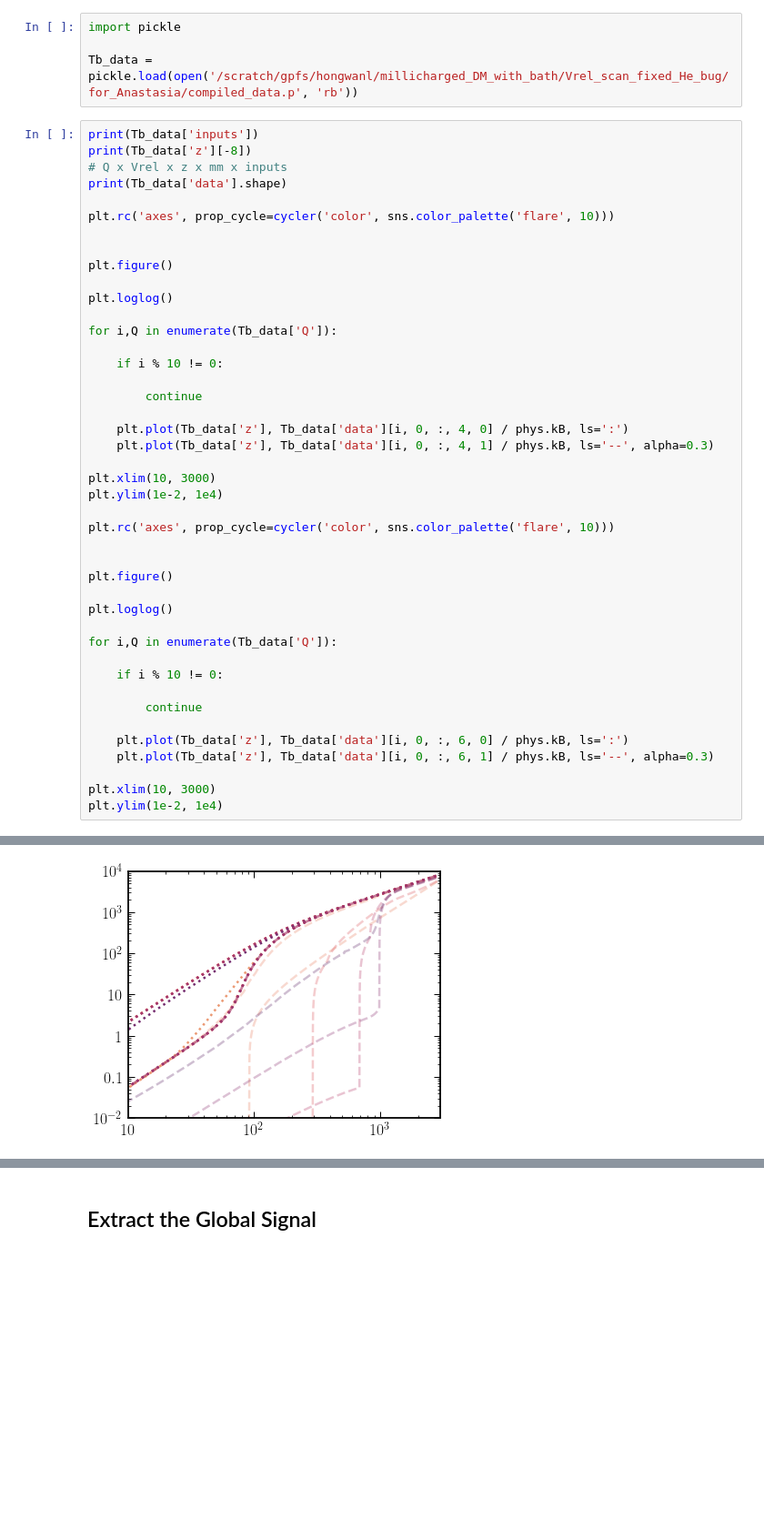
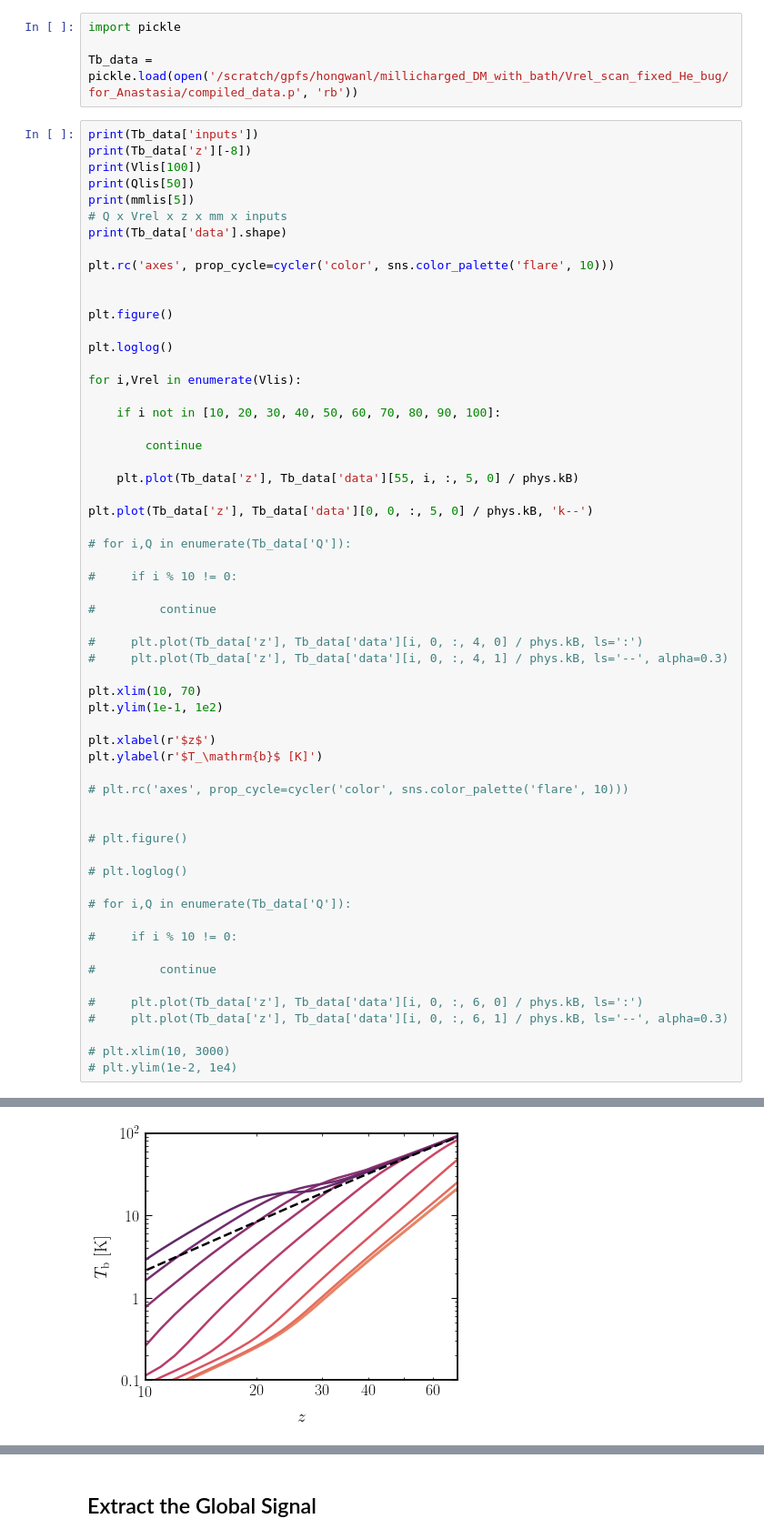
Before and after one commit to hongwanliu/millicharged_DM_with_bath, a Jupyter notebook: notebooks/combine_diff_models.ipynb, the cells around one changed output, grey strips where cells are left out. Shown at 91% size. Drawn from its saved outputs; the diff is of its cells as text; blank space fills up the shorter version.

```diff
--- a/notebooks/combine_diff_models.ipynb
+++ b/notebooks/combine_diff_models.ipynb
@@ -93,6 +93,9 @@ Tb_data = pickle.load(open('/scratch/gpfs/hongwanl/millicharged_DM_with_bath/Vre
 # %%
 print(Tb_data['inputs'])
 print(Tb_data['z'][-8])
+print(Vlis[100])
+print(Qlis[50])
+print(mmlis[5])
 # Q x Vrel x z x mm x inputs
 print(Tb_data['data'].shape)
 
@@ -103,36 +106,49 @@ plt.figure()
 
 plt.loglog()
 
-for i,Q in enumerate(Tb_data['Q']):
+for i,Vrel in enumerate(Vlis):
 
-    if i % 10 != 0:
+    if i not in [10, 20, 30, 40, 50, 60, 70, 80, 90, 100]:
 
         continue
 
-    plt.plot(Tb_data['z'], Tb_data['data'][i, 0, :, 4, 0] / phys.kB, ls=':')
-    plt.plot(Tb_data['z'], Tb_data['data'][i, 0, :, 4, 1] / phys.kB, ls='--', alpha=0.3)
+    plt.plot(Tb_data['z'], Tb_data['data'][55, i, :, 5, 0] / phys.kB)
 
-plt.xlim(10, 3000)
-plt.ylim(1e-2, 1e4)
+plt.plot(Tb_data['z'], Tb_data['data'][0, 0, :, 5, 0] / phys.kB, 'k--')
 
-plt.rc('axes', prop_cycle=cycler('color', sns.color_palette('flare', 10)))
+# for i,Q in enumerate(Tb_data['Q']):
+
+#     if i % 10 != 0:
+
+#         continue
+
+#     plt.plot(Tb_data['z'], Tb_data['data'][i, 0, :, 4, 0] / phys.kB, ls=':')
+#     plt.plot(Tb_data['z'], Tb_data['data'][i, 0, :, 4, 1] / phys.kB, ls='--', alpha=0.3)
+
+plt.xlim(10, 70)
+plt.ylim(1e-1, 1e2)
+
+plt.xlabel(r'$z$')
+plt.ylabel(r'$T_\mathrm{b}$ [K]')
+
+# plt.rc('axes', prop_cycle=cycler('color', sns.color_palette('flare', 10)))
 
 
-plt.figure()
+# plt.figure()
 
-plt.loglog()
+# plt.loglog()
 
-for i,Q in enumerate(Tb_data['Q']):
+# for i,Q in enumerate(Tb_data['Q']):
 
-    if i % 10 != 0:
+#     if i % 10 != 0:
 
-        continue
+#         continue
 
-    plt.plot(Tb_data['z'], Tb_data['data'][i, 0, :, 6, 0] / phys.kB, ls=':')
-    plt.plot(Tb_data['z'], Tb_data['data'][i, 0, :, 6, 1] / phys.kB, ls='--', alpha=0.3)
+#     plt.plot(Tb_data['z'], Tb_data['data'][i, 0, :, 6, 0] / phys.kB, ls=':')
+#     plt.plot(Tb_data['z'], Tb_data['data'][i, 0, :, 6, 1] / phys.kB, ls='--', alpha=0.3)
 
-plt.xlim(10, 3000)
-plt.ylim(1e-2, 1e4)
+# plt.xlim(10, 3000)
+# plt.ylim(1e-2, 1e4)
 # %% [output]
 [Tb, Tm, Tc, Vbm, Vmc, xe]
 17.0
@@ -141 +160 @@ plt.ylim(1e-2, 1e4)
-[figure, old version]
+[figure, new version]
```
Also changed, not shown: parts of 11 cells of this notebook, 6 other files.
